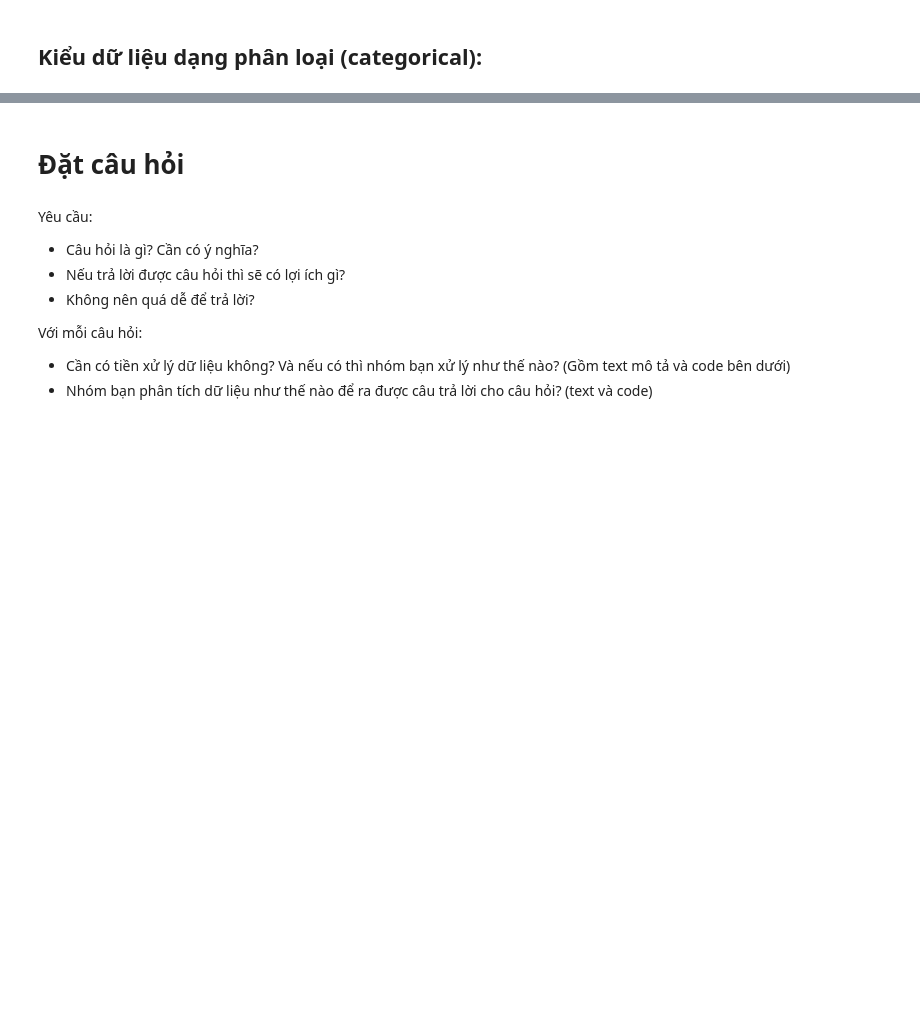
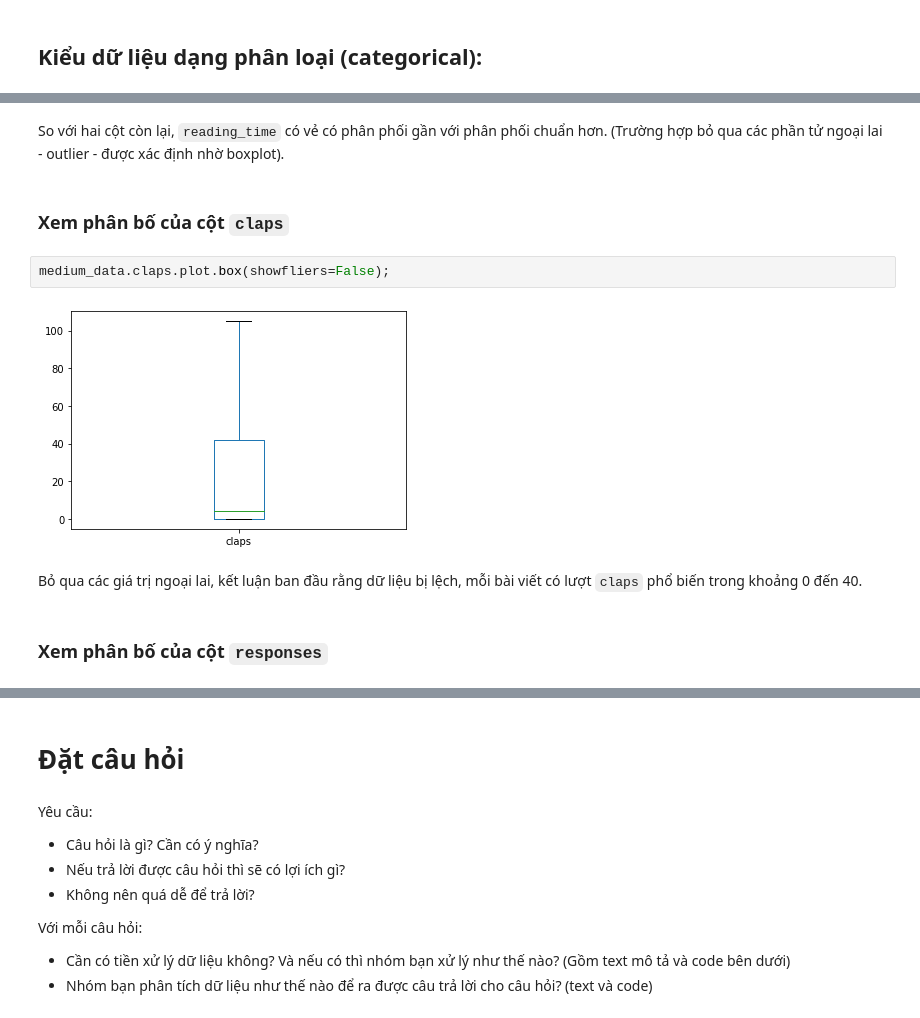
Before and after one commit to kenneth-nguyenn/P4DS_FinalProject, a Jupyter notebook: Source/Final Project.ipynb, the cells around one changed output, grey strips where cells are left out. Saved outputs shown, nothing was run; the diff lists cells and outputs as text; blank space fills up the shorter version.

```diff
--- a/Source/Final Project.ipynb
+++ b/Source/Final Project.ipynb
@@ -72,0 +284,12 @@ các giá trị phân bố như thế nào? (Số lượng/ Tỉ lệ các giá
+# %% [markdown]
+So với hai cột còn lại, `reading_time` có vẻ có phân phối gần với phân phối chuẩn hơn. (Trường hợp bỏ qua các phần tử ngoại lai - outlier - được xác định nhờ boxplot).
+# %% [markdown]
+### Xem phân bố của cột `claps`
+# %%
+medium_data.claps.plot.box(showfliers=False);
+# %% [output]
+[figure, added]
+# %% [markdown]
+Bỏ qua các giá trị ngoại lai, kết luận ban đầu rằng dữ liệu bị lệch, mỗi bài viết có lượt `claps` phổ biến trong khoảng 0 đến 40.
+# %% [markdown]
+### Xem phân bố của cột `responses`
```
Also changed, not shown: parts of 81 cells of this notebook.
